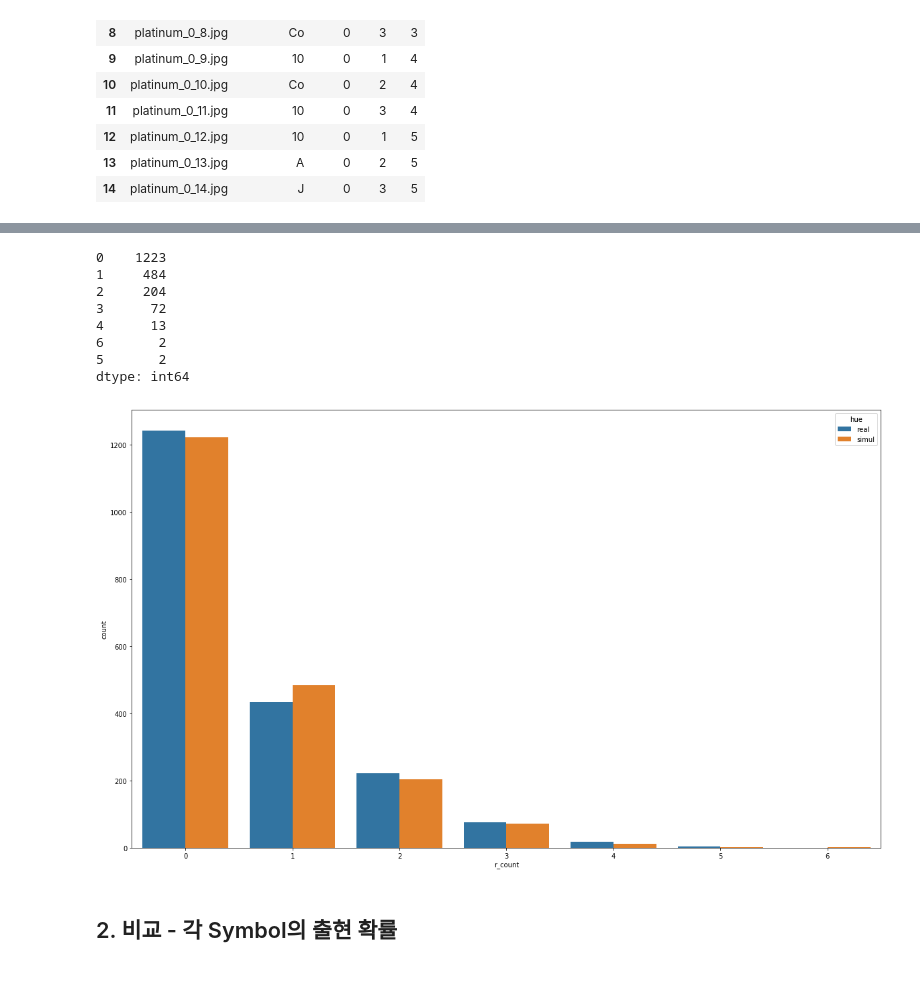
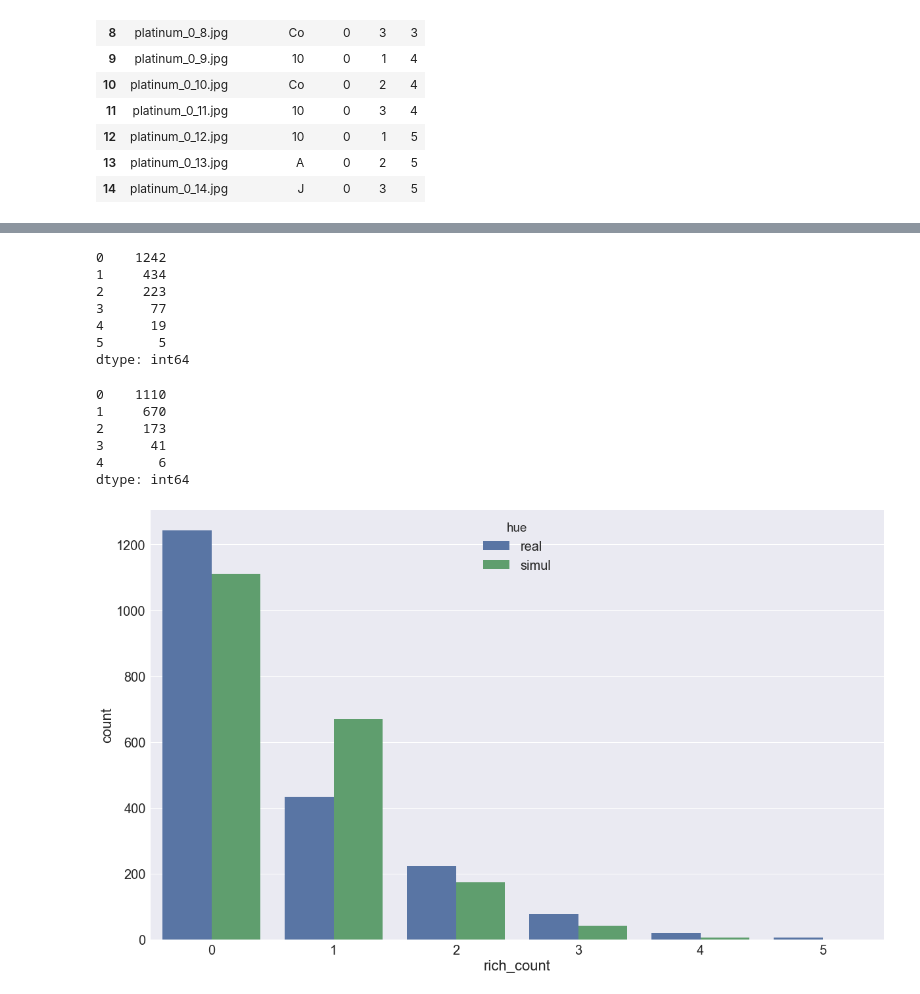
Before and after one commit to Jaepal/data-science-portfolio, a Jupyter notebook: slot_machine/Data_Exploration.ipynb, the cells around one changed output, grey strips where cells are left out. Cells and saved outputs as stored; diff of their text form; code cells hidden in the pictures.

Commit message:
Add some visualizations

```diff
--- a/slot_machine/Data_Exploration.ipynb
+++ b/slot_machine/Data_Exploration.ipynb
@@ -7,6 +7,9 @@ import pandas as pd
 import matplotlib.pyplot as plt
 import numpy as np
 import seaborn as sns
+import scipy.stats as st
+
+sns.set(style="darkgrid", font_scale=2)
 
 %matplotlib inline
 # %%
@@ -160,4 +319,6 @@ simul_result.head()
 # %%
-r_count_r = []
+# 실제 게임의 게임당 RICHHITS 출현 횟수를 담은 list를 생성
+
+real_rich_count = []
 for game in slot_result_per_game:
-    r_count_r.append(game.count('R'))
+    real_rich_count.append(game.count('R'))
@@ -174,27 +325,43 @@ dtype: int64
+# %%
+# 실제 게임의 Spin당 RICHHITS의 출현 갯수
+
+pd.Series(real_rich_count).value_counts()
+# %% [output]
+0    1242
+1     434
+2     223
+3      77
+4      19
+5       5
+dtype: int64
 # %%
-r_count_s = []
+# 가상 게임의 게임당 RICHHITS 출현 횟수를 담은 list를 생성
+
+simul_rich_count = []
 for game in simul_result_per_game:
-    r_count_s.append(game.count('R'))
+    simul_rich_count.append(game.count('R'))
-# %%
-pd.Series(r_count_s).value_counts()
-# %% [output]
-0    1223
-1     484
-2     204
-3      72
-4      13
-6       2
-5       2
-dtype: int64
+# %%
+# 가상 게임의 Spin당 RICHHITS의 출현 갯수
+
+pd.Series(simul_rich_count).value_counts()
+# %% [output]
+0    1110
+1     670
+2     173
+3      41
+4       6
+dtype: int64
 # %%
-df_rich = pd.DataFrame(columns=['r_count', 'hue'])
-df_rich['r_count'] = r_count_r + r_count_s
+# 비교를 위해 실제, 가상 결과를 담을 DataFrame을 생성
+
+df_rich = pd.DataFrame(columns=['rich_count', 'hue'])
+df_rich['rich_count'] = real_rich_count + simul_rich_count
 df_rich['hue'] = ['real'] * 2000 + ['simul'] * 2000
 # %%
+# 실제, 가상의 각 게임당 RICHHITS 갯수 시각화
+
 plt.figure(figsize=(20,12))
-sns.countplot(x='r_count', data=df_rich, hue='hue')
+sns.countplot(x='rich_count', data=df_rich, hue='hue')
 plt.show()
 # %% [output]
-[figure, old version]
+[figure, new version]
-# %% [markdown]
-## 2. 비교 - 각 Symbol의 출현 확률
```
Also changed, not shown: parts of 77 cells of this notebook.
